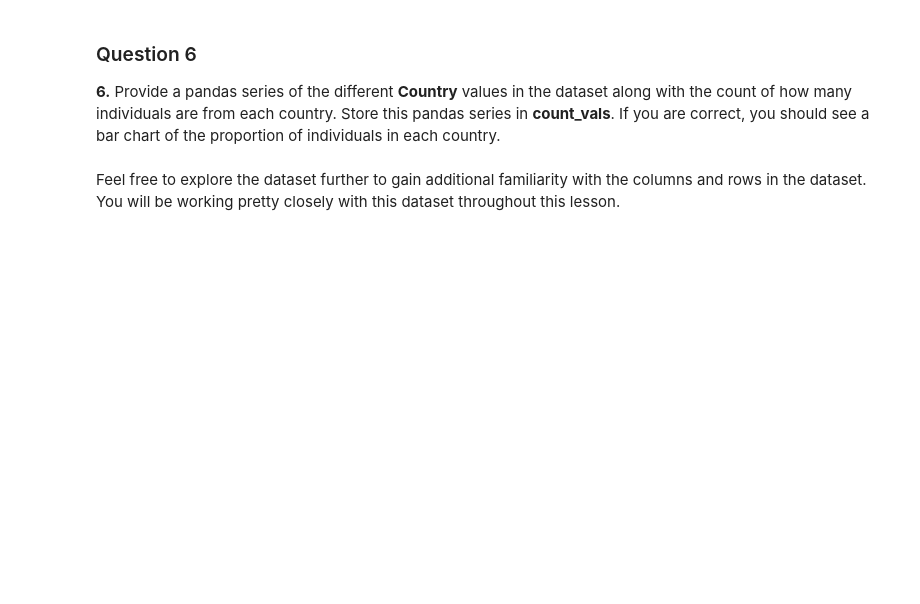
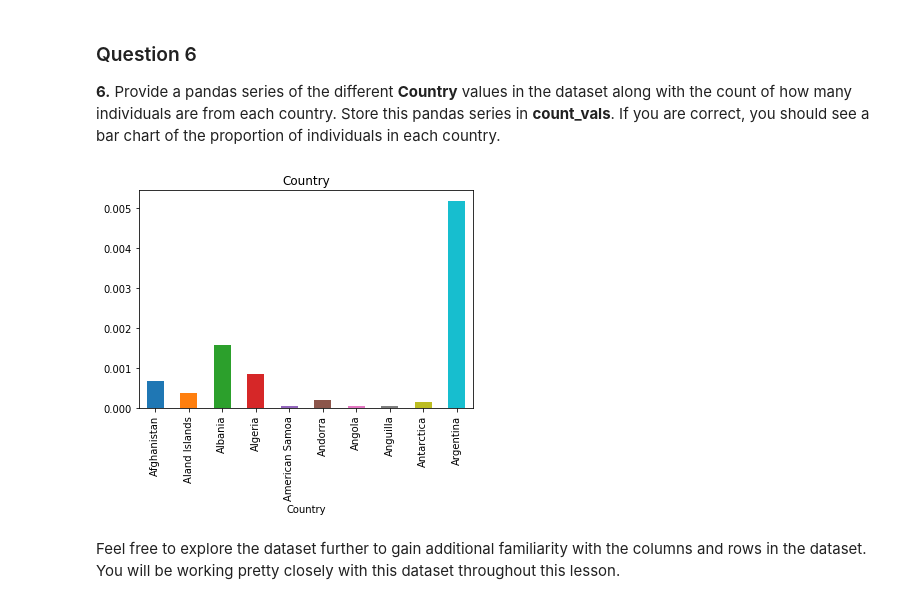
Before and after one commit to dorottyawinter/data_scientist_nanodegree, a Jupyter notebook: A Look at the Data.ipynb, the cells around one changed output. Drawn from its saved outputs; the diff is of its cells as text; code cells hidden in the pictures; blank space fills up the shorter version.

```diff
--- a/A Look at the Data.ipynb
+++ b/A Look at the Data.ipynb
@@ -127,12 +189,14 @@ plt.title("Formal Education");
 
 **6.** Provide a pandas series of the different **Country** values in the dataset along with the count of how many individuals are from each country.  Store this pandas series in **count_vals**.  If you are correct, you should see a bar chart of the proportion of individuals in each country.
 # %%
-count_vals = #Provide a pandas series of the counts for each Country
+count_vals = count_occurence(groupby_col='Country', count_col='Respondent') #Provide a pandas series of the counts for each Country
 
 # The below should be a bar chart of the proportion of the top 10 countries for the
 # individuals in your count_vals if it is set up correctly.
 
 (count_vals[:10]/df.shape[0]).plot(kind="bar");
 plt.title("Country");
+# %% [output]
+[figure, added]
 # %% [markdown]
 Feel free to explore the dataset further to gain additional familiarity with the columns and rows in the dataset.  You will be working pretty closely with this dataset throughout this lesson.
```
Also changed, not shown: parts of 8 cells of this notebook, 2 other files.
